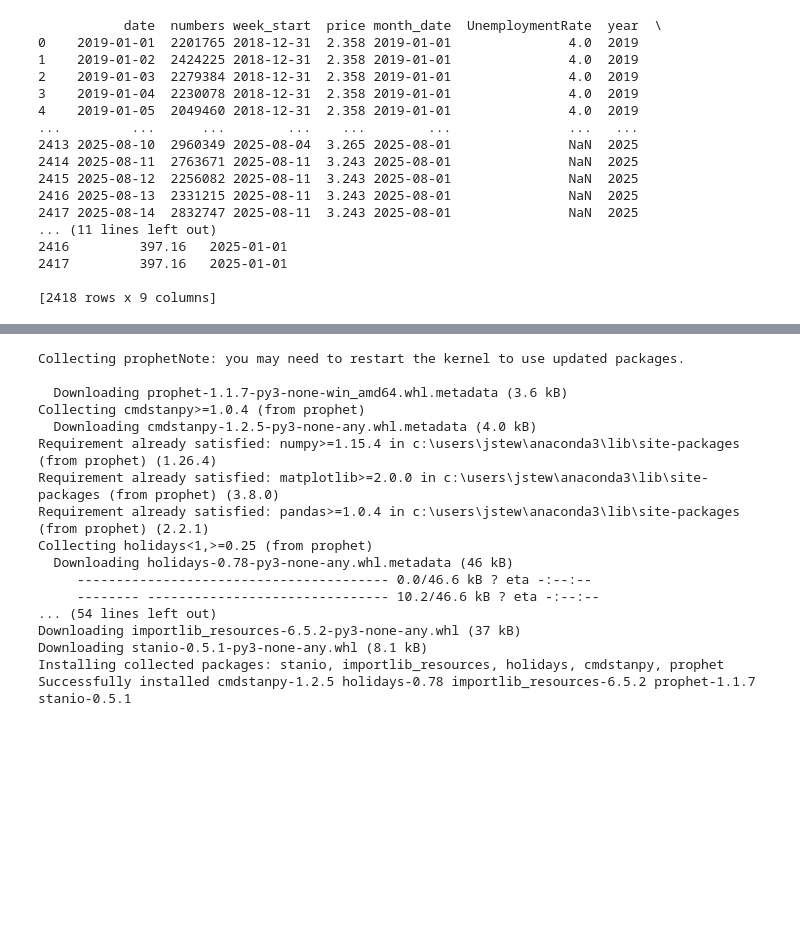
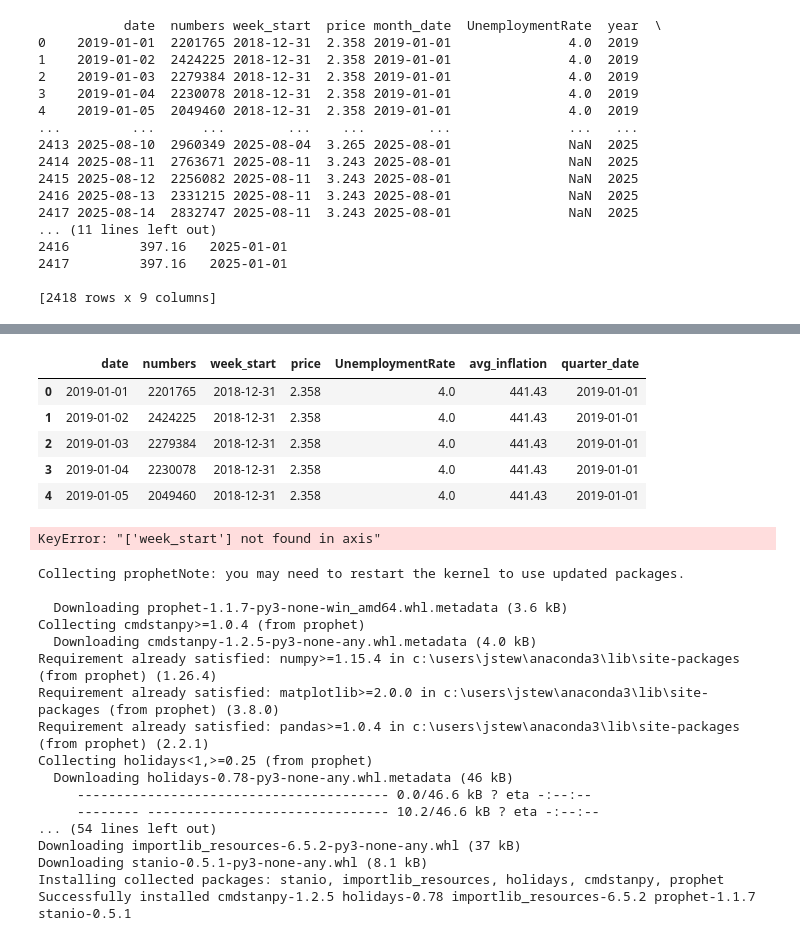
Before and after one commit to jalisacodes/Labor-Day-TSA-Predictions, a Jupyter notebook: tsa_forecast.ipynb, the cells around one changed output, grey strips where cells are left out. Drawn from its saved outputs; the diff is of its cells as text; code cells hidden in the pictures; blank space fills up the shorter version.

```diff
--- a/tsa_forecast.ipynb
+++ b/tsa_forecast.ipynb
@@ -337,2 +342,13 @@ KeyError: "['week_start'] not found in axis"
+# %%
+# dropping month_date column
+final_merged = final_merged.drop(columns=['month_date'])
+final_merged.head()
+# %% [output]
+|  | date | numbers | week_start | price | UnemploymentRate | avg_inflation | quarter_date |
+| 0 | 2019-01-01 | 2201765 | 2018-12-31 | 2.358 | 4.0 | 441.43 | 2019-01-01 |
+| 1 | 2019-01-02 | 2424225 | 2018-12-31 | 2.358 | 4.0 | 441.43 | 2019-01-01 |
+| 2 | 2019-01-03 | 2279384 | 2018-12-31 | 2.358 | 4.0 | 441.43 | 2019-01-01 |
+| 3 | 2019-01-04 | 2230078 | 2018-12-31 | 2.358 | 4.0 | 441.43 | 2019-01-01 |
+| 4 | 2019-01-05 | 2049460 | 2018-12-31 | 2.358 | 4.0 | 441.43 | 2019-01-01 |
 # %%
 # renamed columns from numbers to passengers
@@ -339,0 +356,4 @@ tsa_gas_merged = tsa_gas_merged.rename(columns={'numbers': 'passengers'})
+# %%
+final_merged = final_merged.drop(columns=['week_start'])
+# %% [output]
+KeyError: "['week_start'] not found in axis"
```
Also changed, not shown: parts of 10 cells of this notebook.
